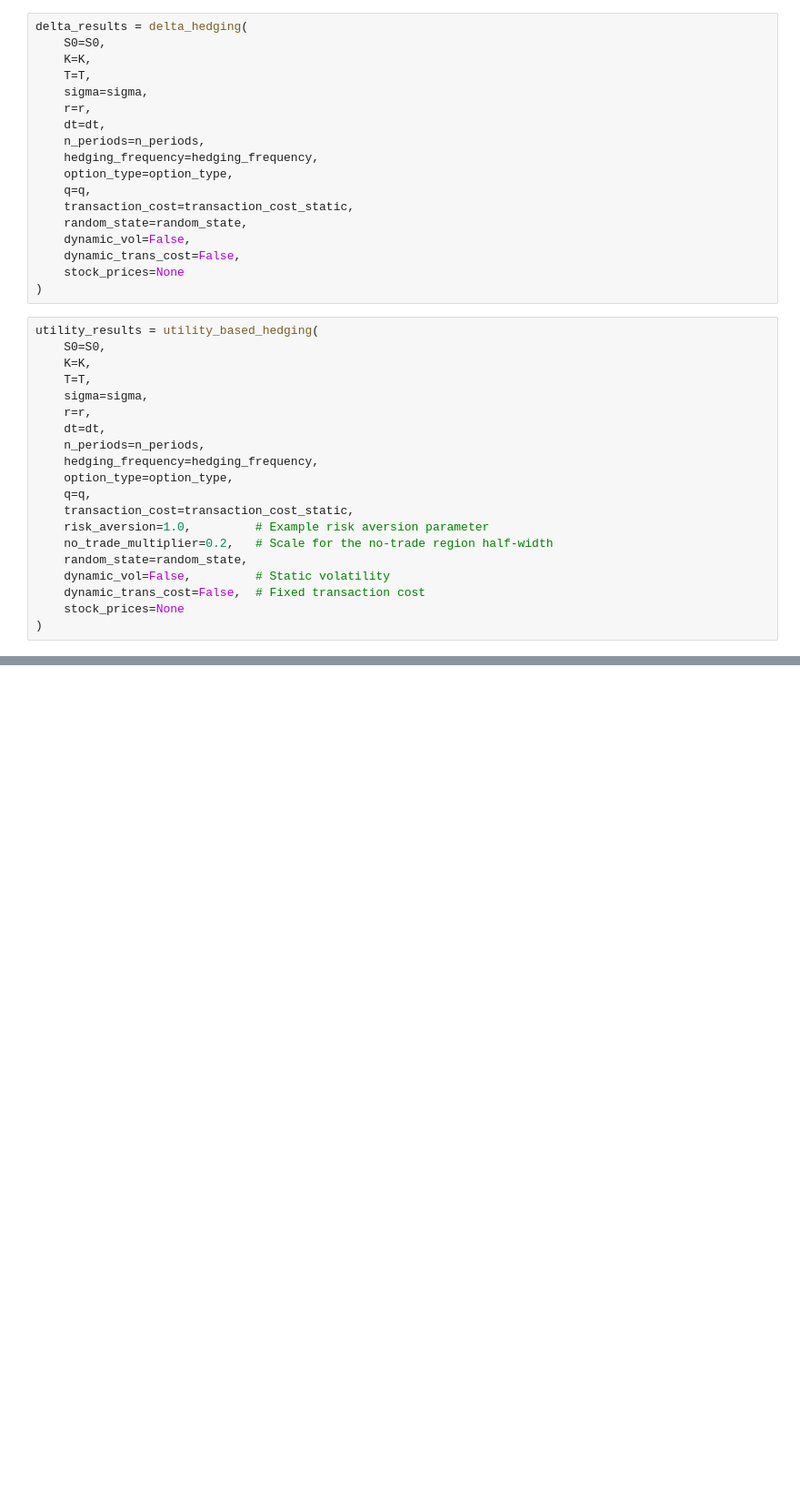
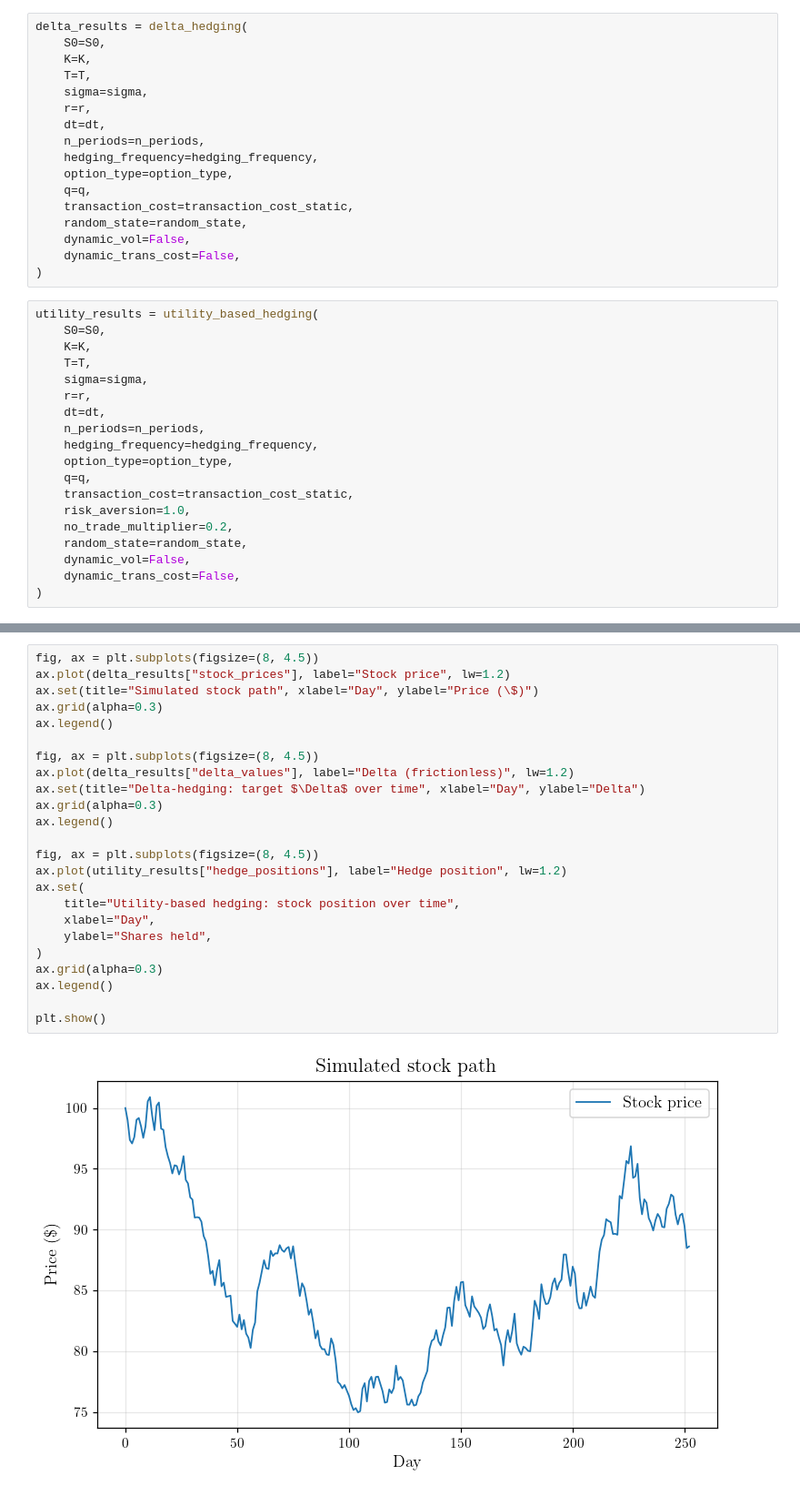
Before and after one commit to johanpadmos/Utility-Hedging-for-a-European-Call-Option, a Jupyter notebook: notebooks/hedging_analysis.ipynb, the cells around one changed output, grey strips where cells are left out. Shown at 91% size. Drawn from its saved outputs; the diff is of its cells as text; blank space fills up the shorter version.

```diff
--- a/notebooks/hedging_analysis.ipynb
+++ b/notebooks/hedging_analysis.ipynb
@@ -52,7 +64,6 @@ delta_results = delta_hedging(
     random_state=random_state,
     dynamic_vol=False,
     dynamic_trans_cost=False,
-    stock_prices=None
 )
 # %%
 utility_results = utility_based_hedging(
@@ -67,12 +78,11 @@ utility_results = utility_based_hedging(
     option_type=option_type,
     q=q,
     transaction_cost=transaction_cost_static,
-    risk_aversion=1.0,         # Example risk aversion parameter
-    no_trade_multiplier=0.2,   # Scale for the no-trade region half-width
+    risk_aversion=1.0,
+    no_trade_multiplier=0.2,
     random_state=random_state,
-    dynamic_vol=False,         # Static volatility
-    dynamic_trans_cost=False,  # Fixed transaction cost
-    stock_prices=None
+    dynamic_vol=False,
+    dynamic_trans_cost=False,
 )
 # %%
 # Print Key Outputs
@@ -130,0 +108,26 @@ plt.show()
+# %%
+fig, ax = plt.subplots(figsize=(8, 4.5))
+ax.plot(delta_results["stock_prices"], label="Stock price", lw=1.2)
+ax.set(title="Simulated stock path", xlabel="Day", ylabel="Price (\$)")
+ax.grid(alpha=0.3)
+ax.legend()
+
+fig, ax = plt.subplots(figsize=(8, 4.5))
+ax.plot(delta_results["delta_values"], label="Delta (frictionless)", lw=1.2)
+ax.set(title="Delta-hedging: target $\Delta$ over time", xlabel="Day", ylabel="Delta")
+ax.grid(alpha=0.3)
+ax.legend()
+
+fig, ax = plt.subplots(figsize=(8, 4.5))
+ax.plot(utility_results["hedge_positions"], label="Hedge position", lw=1.2)
+ax.set(
+    title="Utility-based hedging: stock position over time",
+    xlabel="Day",
+    ylabel="Shares held",
+)
+ax.grid(alpha=0.3)
+ax.legend()
+
+plt.show()
+# %% [output]
+[figure, added]
```
Also changed, not shown: parts of 10 cells of this notebook.
